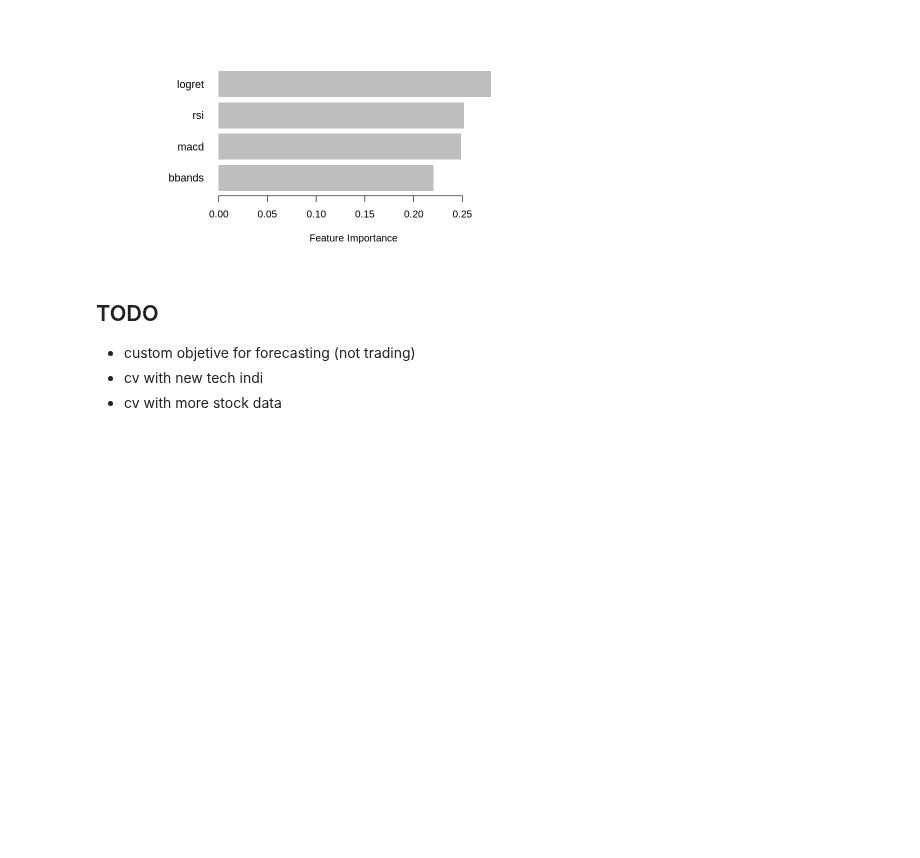
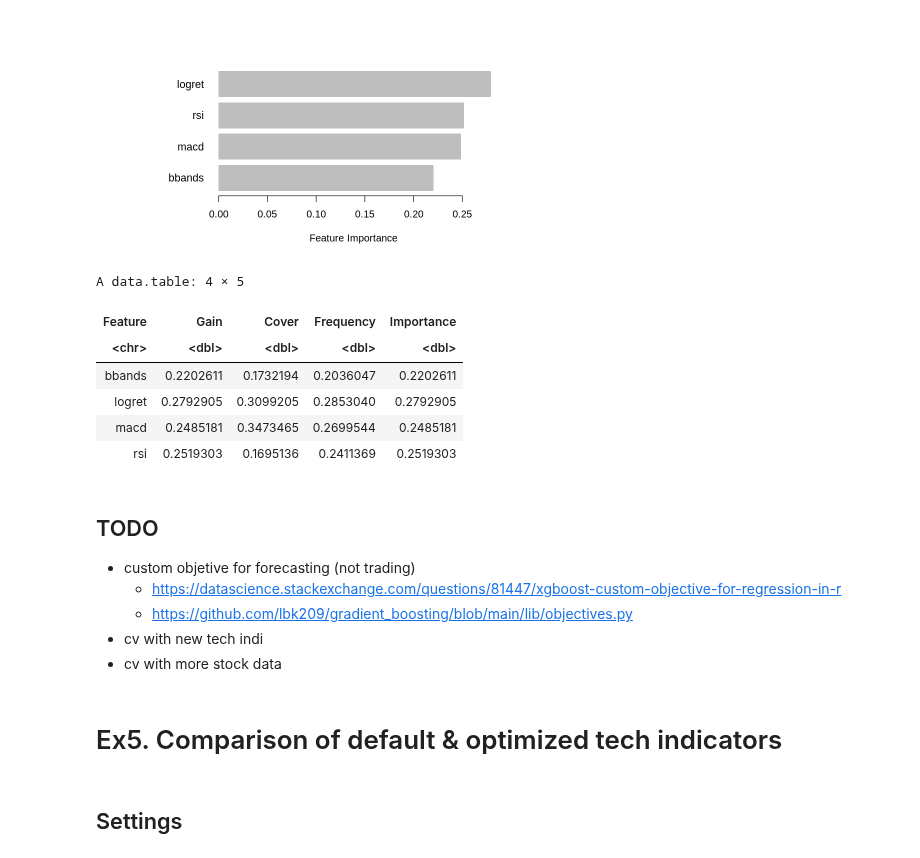
Before and after one commit to lbk209/timeseries, a Jupyter notebook: r_xgboost_snp500.ipynb, the cells around one changed output. Cells and saved outputs as stored; diff of their text form; code cells hidden in the pictures; blank space fills up the shorter version.

```diff
--- a/r_xgboost_snp500.ipynb
+++ b/r_xgboost_snp500.ipynb
@@ -567,9 +571,7 @@ eta <- c(0.01, 0.05, 0.1, 0.2, 0.3)
 # %% [markdown]
 ### Regressors
 # %%
-#n <- 14 # default
-n <- 30
-x <- RSI(spx$a, n=n)
+x <- RSI(spx$a)
 trainx <- merge(train, x, join='left', fill=NA)
 # %%
 # use close instead of adjusted to make consistent with "un-adjusted" high & low
@@ -828,6 +830,14 @@ sum(importance_matrix[c(1,3,4),2])
 [figure]
 # %% [markdown]
 ### ALL
+# %%
+n.rsi <- c(30,35,40,45)
+n.bbands <- c(8,12,16,20,24)
+n.macd <- list(c(12,26,9),
+               c(12,30,9),
+               c(12,22,9),
+               c( 8,26,9),
+               c(16,26,9))
 # %%
 hg <- expand.grid(n.rsi=n.rsi, n.bbands=n.bbands, n.macd=n.macd)
 nrow(hg)
@@ -895,8 +905,24 @@ sum(importance_matrix[c(1,3,4),2])
 # %% [output]
 [1] 0.7207095
 [figure]
+# %%
+importance_matrix
+# %% [output]
+A data.table: 4 × 5
+| Feature | Gain | Cover | Frequency | Importance |
+| <chr> | <dbl> | <dbl> | <dbl> | <dbl> |
+| bbands | 0.2202611 | 0.1732194 | 0.2036047 | 0.2202611 |
+| logret | 0.2792905 | 0.3099205 | 0.2853040 | 0.2792905 |
+| macd | 0.2485181 | 0.3473465 | 0.2699544 | 0.2485181 |
+| rsi | 0.2519303 | 0.1695136 | 0.2411369 | 0.2519303 |
 # %% [markdown]
 ## TODO
 - custom objetive for forecasting (not trading)
+    - https://datascience.stackexchange.com/questions/81447/xgboost-custom-objective-for-regression-in-r
+    - https://github.com/lbk209/gradient_boosting/blob/main/lib/objectives.py
 - cv with new tech indi
 - cv with more stock data
+# %% [markdown]
+# Ex5. Comparison of default & optimized tech indicators
+# %% [markdown]
+## Settings
```
Also changed, not shown: parts of 24 cells of this notebook.
